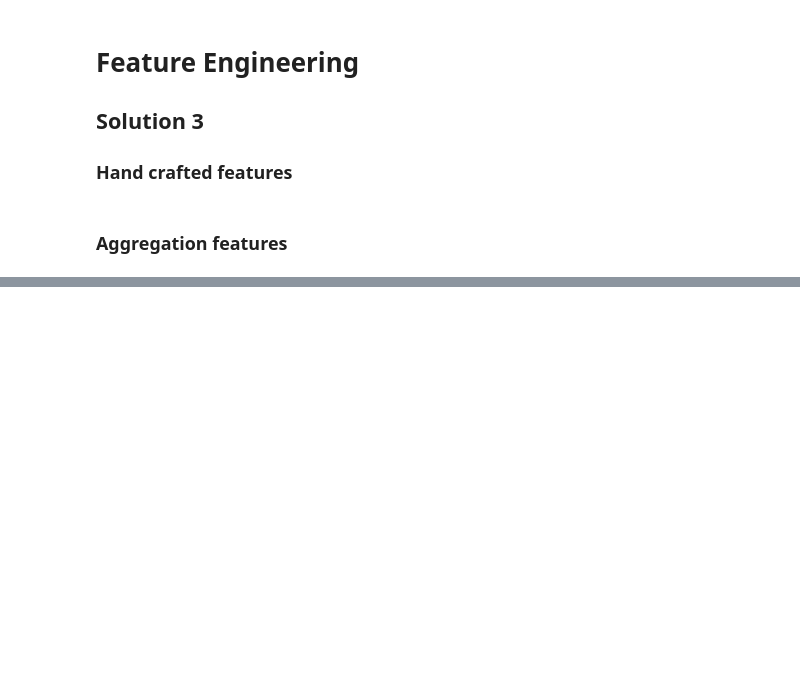
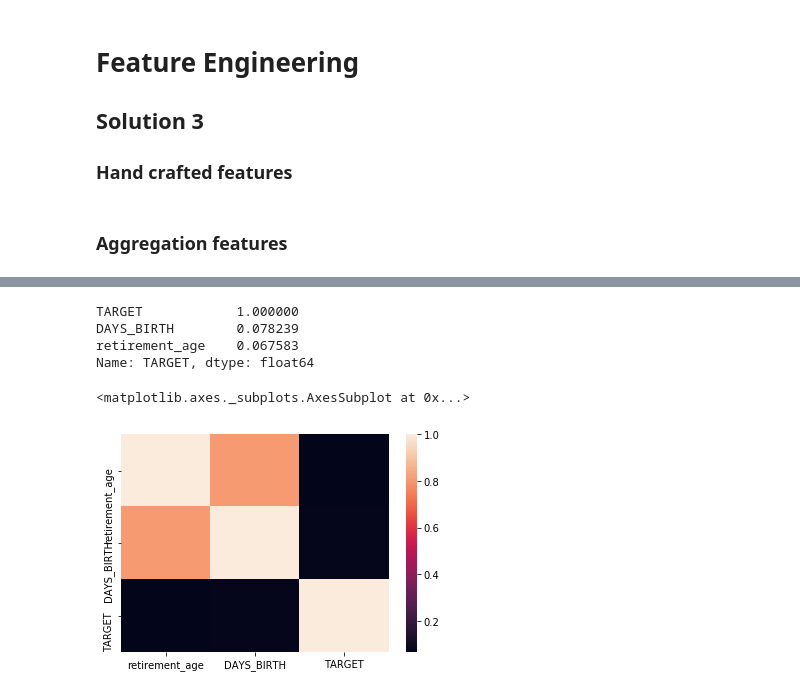
Before and after one commit to minerva-ml/open-solution-home-credit, a Jupyter notebook: notebooks/eda-application.ipynb, the cells around one changed output, grey strips where cells are left out. Cells and saved outputs as stored; diff of their text form; code cells hidden in the pictures; blank space fills up the shorter version.

```diff
--- a/notebooks/eda-application.ipynb
+++ b/notebooks/eda-application.ipynb
@@ -152,0 +231,16 @@ sns.heatmap(X_agg_corr,
+# %%
+X_age = X[feature_names +['DAYS_BIRTH'] + ['TARGET']]
+X_age_corr = abs(X_age.corr())
+X_age_corr.sort_values('TARGET', ascending=False)['TARGET']
+# %% [output]
+TARGET            1.000000
+DAYS_BIRTH        0.078239
+retirement_age    0.067583
+Name: TARGET, dtype: float64
+# %%
+sns.heatmap(X_age_corr,
+            xticklabels=X_age_corr.columns,
+            yticklabels=X_age_corr.columns)
+# %% [output]
+<matplotlib.axes._subplots.AxesSubplot at 0x...>
+[figure, added]
```
Also changed, not shown: parts of 15 cells of this notebook, 1 other file.
